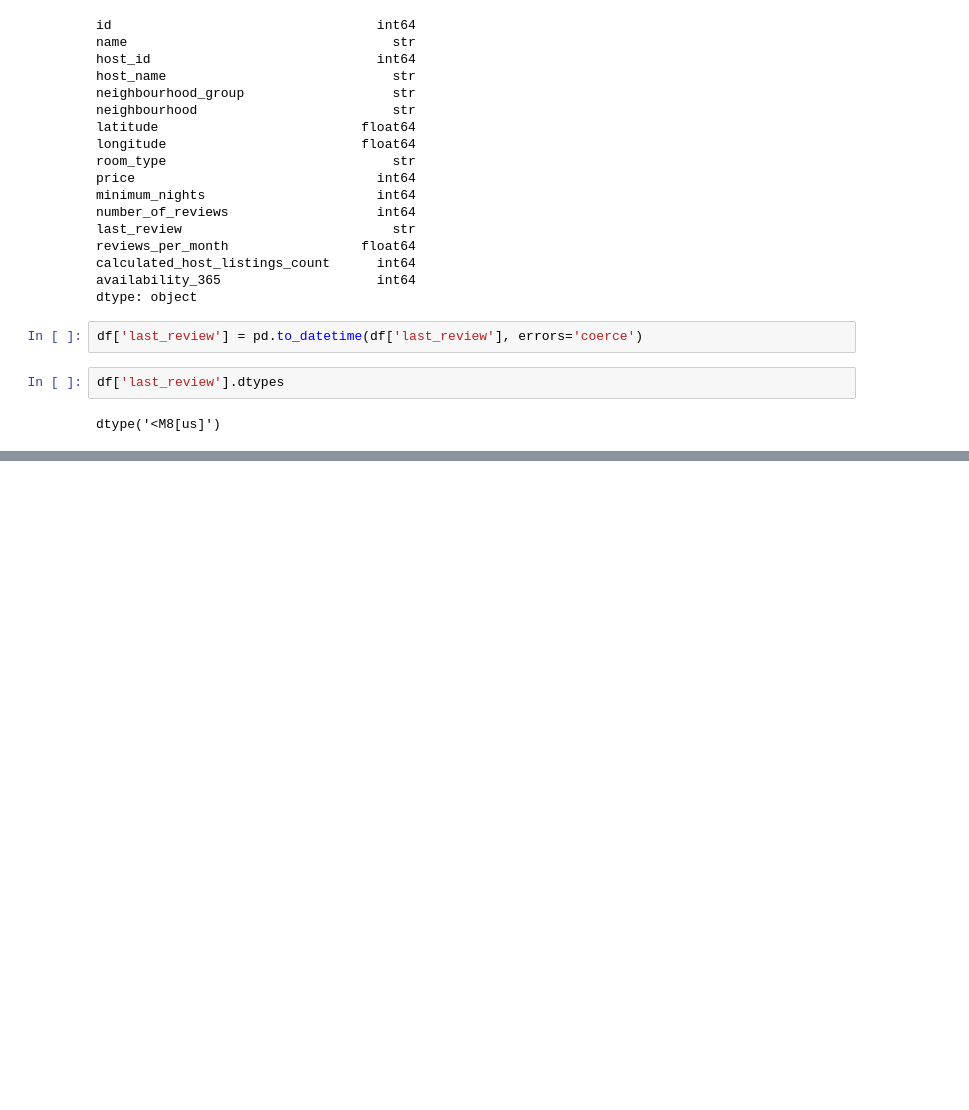
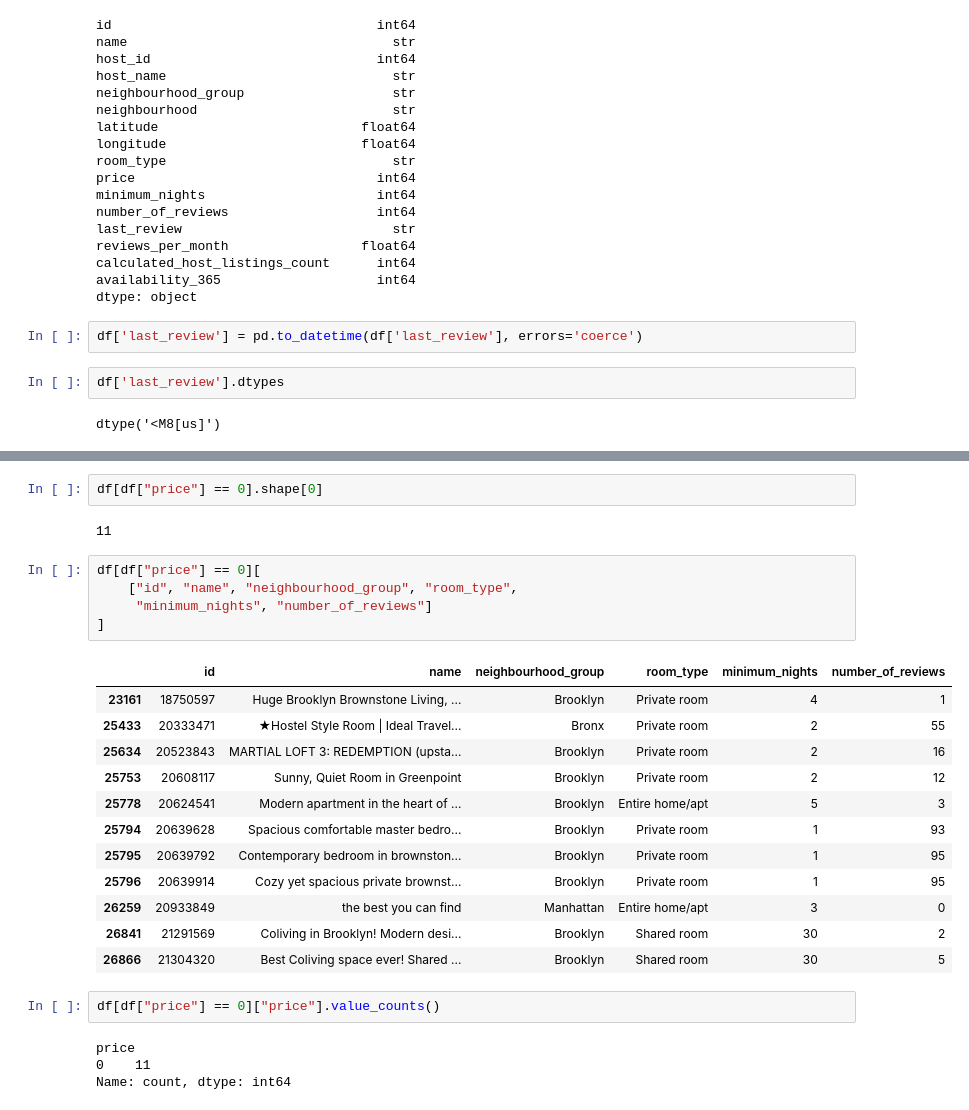
Before and after one commit to Farhat888/OIBSIP, a Jupyter notebook: DataAnalytics-L1-Task3-Cleaning-Data/notebooks/01_initial_data_quality_inspection.ipynb, the cells around one changed output, grey strips where cells are left out. Drawn from its saved outputs; the diff is of its cells as text; blank space fills up the shorter version.

```diff
--- a/DataAnalytics-L1-Task3-Cleaning-Data/notebooks/01_initial_data_quality_inspection.ipynb
+++ b/DataAnalytics-L1-Task3-Cleaning-Data/notebooks/01_initial_data_quality_inspection.ipynb
@@ -227,0 +220,28 @@ dtype('<M8[us]')
+# %%
+df[df["price"] == 0].shape[0]
+# %% [output]
+11
+# %%
+df[df["price"] == 0][
+    ["id", "name", "neighbourhood_group", "room_type",
+     "minimum_nights", "number_of_reviews"]
+]
+# %% [output]
+|  | id | name | neighbourhood_group | room_type | minimum_nights | number_of_reviews |
+| 23161 | 18750597 | Huge Brooklyn Brownstone Living, ... | Brooklyn | Private room | 4 | 1 |
+| 25433 | 20333471 | ★Hostel Style Room | Ideal Travel... | Bronx | Private room | 2 | 55 |
+| 25634 | 20523843 | MARTIAL LOFT 3: REDEMPTION (upsta... | Brooklyn | Private room | 2 | 16 |
+| 25753 | 20608117 | Sunny, Quiet Room in Greenpoint | Brooklyn | Private room | 2 | 12 |
+| 25778 | 20624541 | Modern apartment in the heart of ... | Brooklyn | Entire home/apt | 5 | 3 |
+| 25794 | 20639628 | Spacious comfortable master bedro... | Brooklyn | Private room | 1 | 93 |
+| 25795 | 20639792 | Contemporary bedroom in brownston... | Brooklyn | Private room | 1 | 95 |
+| 25796 | 20639914 | Cozy yet spacious private brownst... | Brooklyn | Private room | 1 | 95 |
+| 26259 | 20933849 | the best you can find | Manhattan | Entire home/apt | 3 | 0 |
+| 26841 | 21291569 | Coliving in Brooklyn! Modern desi... | Brooklyn | Shared room | 30 | 2 |
+| 26866 | 21304320 | Best Coliving space ever! Shared ... | Brooklyn | Shared room | 30 | 5 |
+# %%
+df[df["price"] == 0]["price"].value_counts()
+# %% [output]
+price
+0    11
+Name: count, dtype: int64
```
Also changed, not shown: parts of 10 cells of this notebook.
